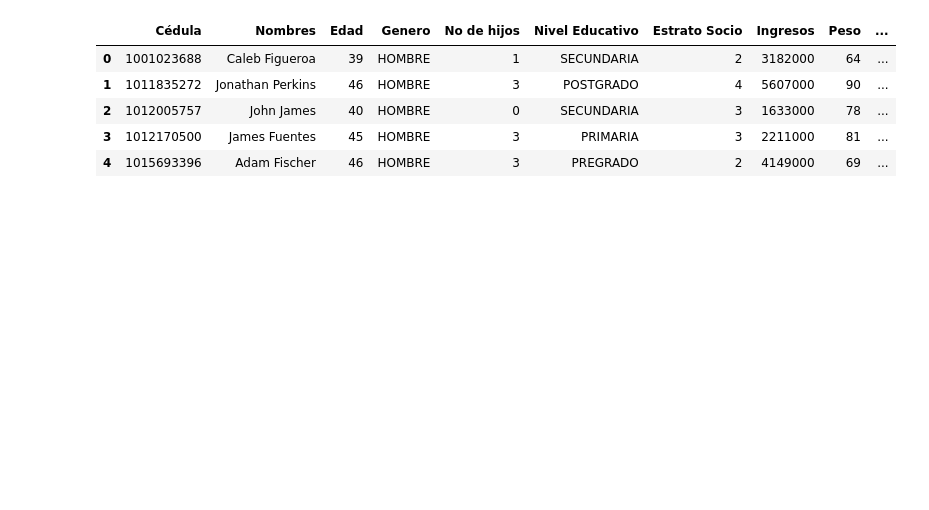
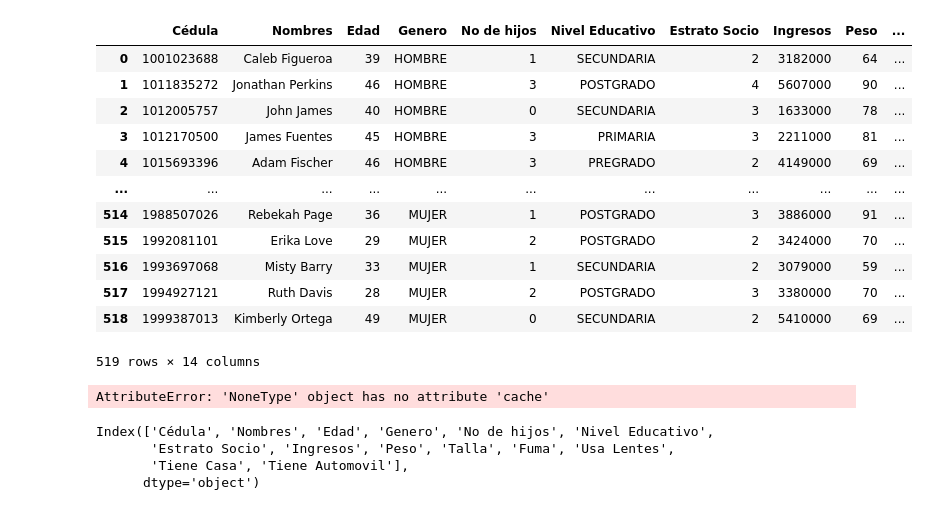
Before and after one commit to nfmanios-debug/Programaci-n_para_Ciencia_de_Datos-, a Jupyter notebook: Taller05.ipynb, the cells around one changed output. Cells and saved outputs as stored; diff of their text form; code cells hidden in the pictures; blank space fills up the shorter version.

```diff
--- a/Taller05.ipynb
+++ b/Taller05.ipynb
@@ -8,11 +8,20 @@ con dataframes y la importancia de los mismos en el análisis de datos.
 # %%
 # Importar Pandas y guarda en la variable df el archivo Excel ubicado en: https://github.com/luiscobo/poo/raw/refs/heads/main/Personas.xlsx
 import pandas as pd
-df1 = display(pd.read_excel("https://github.com/luiscobo/poo/raw/refs/heads/main/Personas.xlsx").head())
+df1 = display(pd.read_excel("https://github.com/luiscobo/poo/raw/refs/heads/main/Personas.xlsx"))
+dfd = df1
 # %% [output]
 |  | Cédula | Nombres | Edad | Genero | No de hijos | Nivel Educativo | Estrato Socio | Ingresos | Peso | ... |
 | 0 | 1001023688 | Caleb Figueroa | 39 | HOMBRE | 1 | SECUNDARIA | 2 | 3182000 | 64 | ... |
 | 1 | 1011835272 | Jonathan Perkins | 46 | HOMBRE | 3 | POSTGRADO | 4 | 5607000 | 90 | ... |
 | 2 | 1012005757 | John James | 40 | HOMBRE | 0 | SECUNDARIA | 3 | 1633000 | 78 | ... |
 | 3 | 1012170500 | James Fuentes | 45 | HOMBRE | 3 | PRIMARIA | 3 | 2211000 | 81 | ... |
 | 4 | 1015693396 | Adam Fischer | 46 | HOMBRE | 3 | PREGRADO | 2 | 4149000 | 69 | ... |
+| ... | ... | ... | ... | ... | ... | ... | ... | ... | ... | ... |
+| 514 | 1988507026 | Rebekah Page | 36 | MUJER | 1 | POSTGRADO | 3 | 3886000 | 91 | ... |
+| 515 | 1992081101 | Erika Love | 29 | MUJER | 2 | POSTGRADO | 2 | 3424000 | 70 | ... |
+| 516 | 1993697068 | Misty Barry | 33 | MUJER | 1 | SECUNDARIA | 2 | 3079000 | 59 | ... |
+| 517 | 1994927121 | Ruth Davis | 28 | MUJER | 2 | POSTGRADO | 3 | 3380000 | 70 | ... |
+| 518 | 1999387013 | Kimberly Ortega | 49 | MUJER | 0 | SECUNDARIA | 2 | 5410000 | 69 | ... |
+519 rows × 14 columns
+AttributeError: 'NoneType' object has no attribute 'cache'
@@ -23,2 +28,11 @@ df1 =
+# %%
+# Obtener los nombres de las columnas
+import pandas as pd
+dfc = display(pd.read_excel("https://github.com/luiscobo/poo/raw/refs/heads/main/Personas.xlsx").columns)
+# %% [output]
+Index(['Cédula', 'Nombres', 'Edad', 'Genero', 'No de hijos', 'Nivel Educativo',
+       'Estrato Socio', 'Ingresos', 'Peso', 'Talla', 'Fuma', 'Usa Lentes',
+       'Tiene Casa', 'Tiene Automovil'],
+      dtype='object')
 # %%
 # Obtener un resumen de la información de las columnas
```
Also changed, not shown: parts of 4 cells of this notebook.
